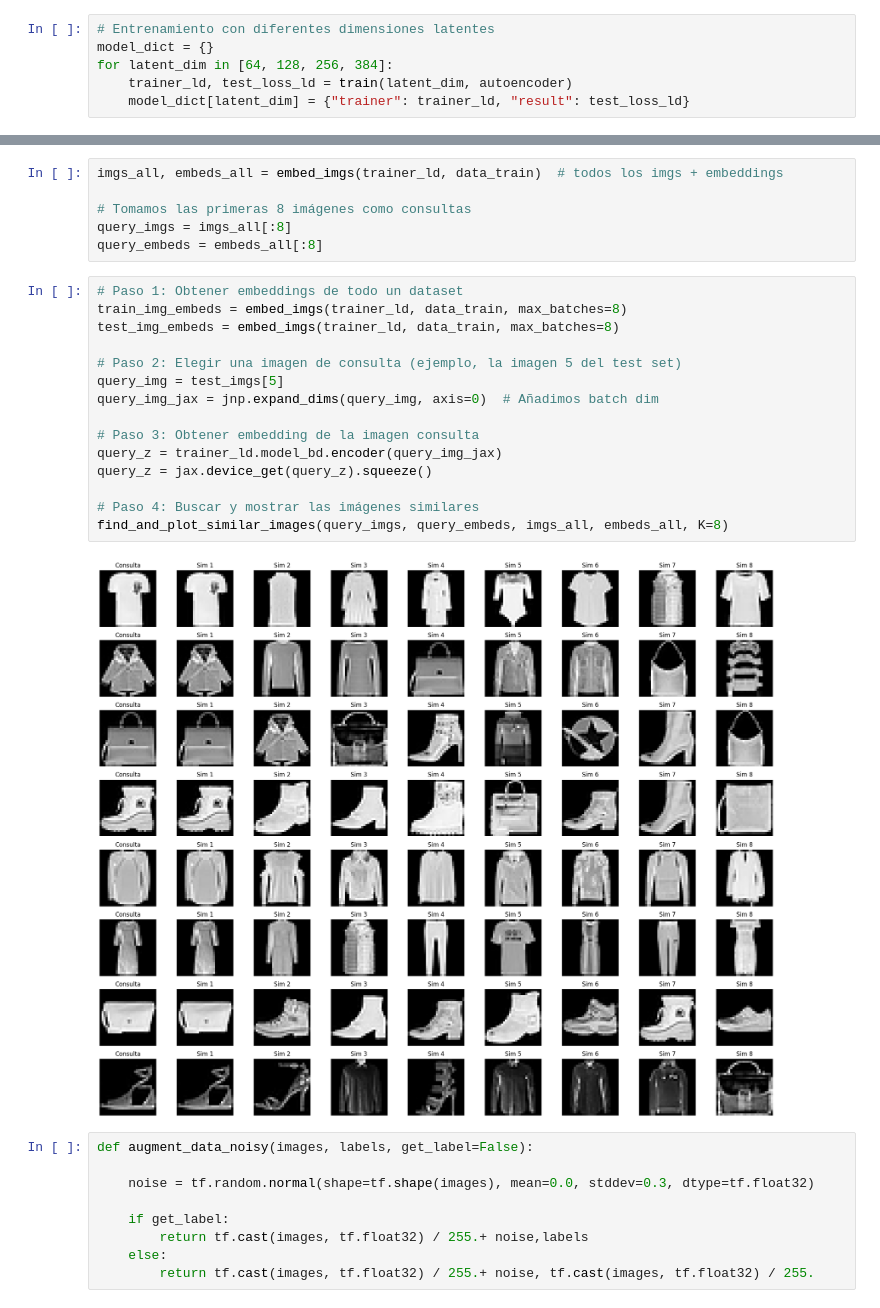
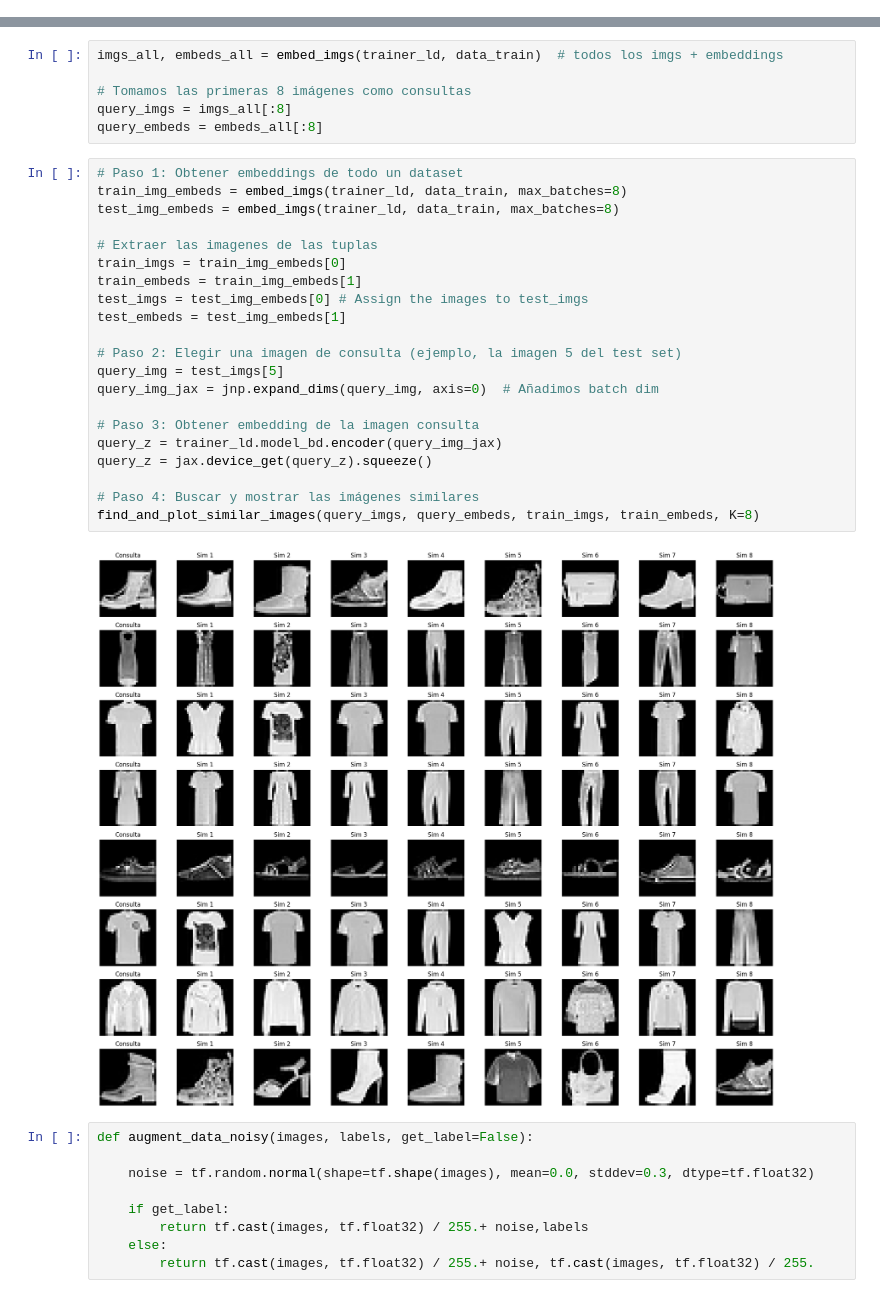
Before and after one commit to MAESTRiA-ESTADiS-CIENCIA-DATOS-Bosque/neuralnetsbosque-iJuanB, a Jupyter notebook: JAX/Autoencoders_JAX.ipynb, the cells around one changed output, grey strips where cells are left out. Saved outputs shown, nothing was run; the diff lists cells and outputs as text.

```diff
--- a/JAX/Autoencoders_JAX.ipynb
+++ b/JAX/Autoencoders_JAX.ipynb
@@ -365,9 +356,3 @@ def train(latent_dim, model):
     trainer.model_bd = trainer.model.bind({'params': trainer.state.params})
 
     return trainer, test_loss
-# %%
-# Entrenamiento con diferentes dimensiones latentes
-model_dict = {}
-for latent_dim in [64, 128, 256, 384]:
-    trainer_ld, test_loss_ld = train(latent_dim, autoencoder)
-    model_dict[latent_dim] = {"trainer": trainer_ld, "result": test_loss_ld}
@@ -545,20 +500,26 @@ query_embeds = embeds_all[:8]
 # %%
 # Paso 1: Obtener embeddings de todo un dataset
 train_img_embeds = embed_imgs(trainer_ld, data_train, max_batches=8)
 test_img_embeds = embed_imgs(trainer_ld, data_train, max_batches=8)
+
+# Extraer las imagenes de las tuplas
+train_imgs = train_img_embeds[0]
+train_embeds = train_img_embeds[1]
+test_imgs = test_img_embeds[0] # Assign the images to test_imgs
+test_embeds = test_img_embeds[1]
 
 # Paso 2: Elegir una imagen de consulta (ejemplo, la imagen 5 del test set)
 query_img = test_imgs[5]
 query_img_jax = jnp.expand_dims(query_img, axis=0)  # Añadimos batch dim
 
 # Paso 3: Obtener embedding de la imagen consulta
 query_z = trainer_ld.model_bd.encoder(query_img_jax)
 query_z = jax.device_get(query_z).squeeze()
 
 # Paso 4: Buscar y mostrar las imágenes similares
-find_and_plot_similar_images(query_imgs, query_embeds, imgs_all, embeds_all, K=8)
+find_and_plot_similar_images(query_imgs, query_embeds, train_imgs, train_embeds, K=8)
 # %% [output]
-[figure, old version]
+[figure, new version]
 # %%
 def augment_data_noisy(images, labels, get_label=False):
 
```
Also changed, not shown: parts of 15 cells of this notebook.
